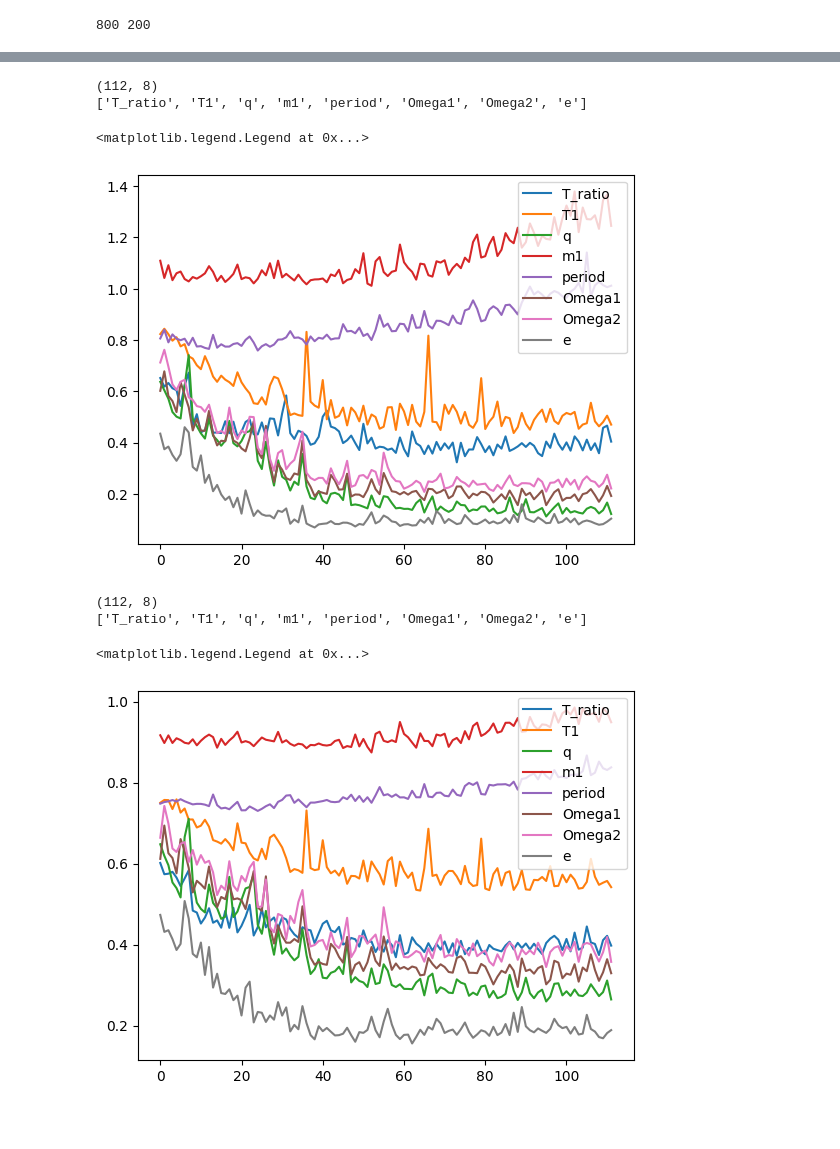
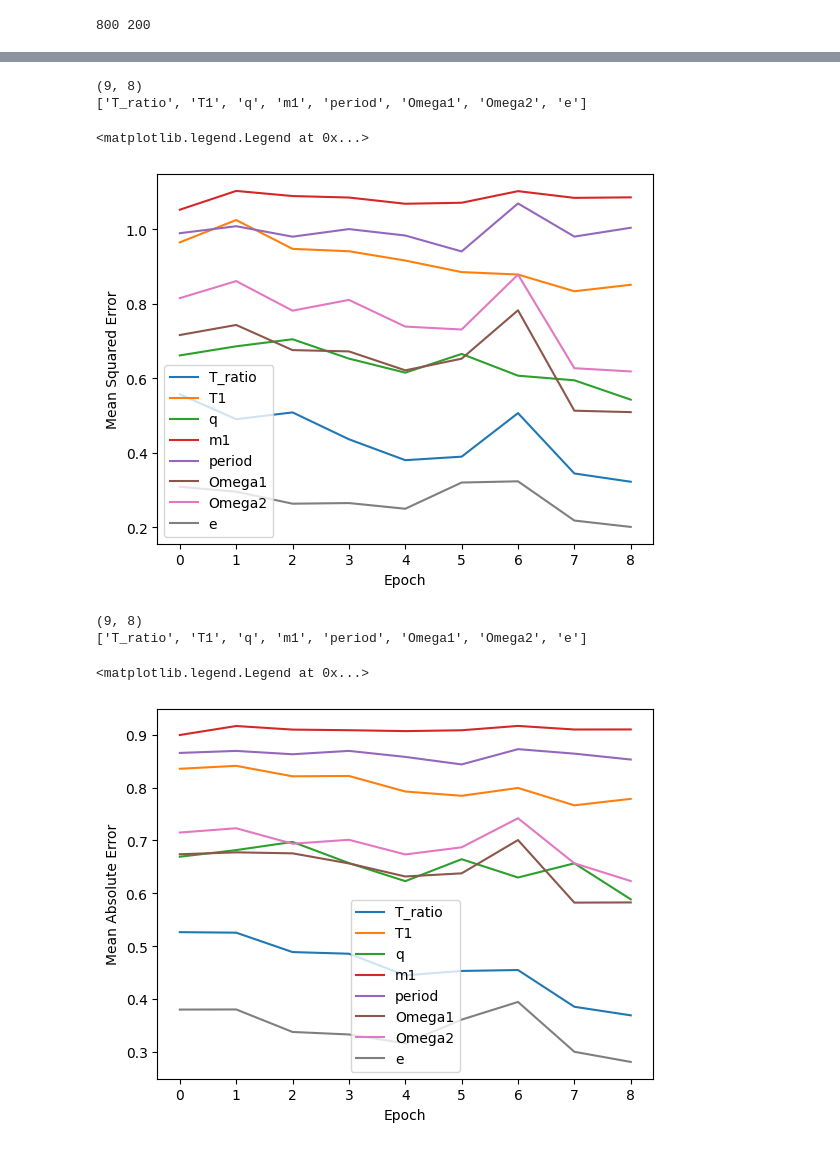
Before and after one commit to seanfoxhay-debug/eclipsing-binaries, a Jupyter notebook: Eclipsing binaries classification.ipynb, the cells around one changed output, grey strips where cells are left out. Drawn from its saved outputs; the diff is of its cells as text; code cells hidden in the pictures; blank space fills up the shorter version.

```diff
--- a/Eclipsing binaries classification.ipynb
+++ b/Eclipsing binaries classification.ipynb
@@ -18,7 +18,7 @@ from torch.utils.tensorboard import SummaryWriter
 # %%
 cwd = os.getcwd()
 
-ssh_connected = 0 # change to 1 if connected to supercomputer
+ssh_connected = 1 # change to 1 if connected to supercomputer
 
 if ssh_connected == 0:
     num_csvs = len(os.listdir("C:\\Users\\seanf\\OneDrive\\Documents\\Master's Files\\2nd Year\\Eclipsing Binaries\\Data\\ELISa lightcurve data"))
@@ -297,6 +299,7 @@ W_rgs = 1.0 # weighting of regression task against classification
 W_off = 1.0 # weighting of offset against other two losses
 
 # validation shifts are drawn ONCE, so validation numbers are comparable between epochs:
+    # validation fluxes are not rolled each epoch and batch like training
 val_shifts = np.random.randint(0, 100, (len(val_dataset)))
 
 loss, val_loss, val_accuracy = [], [], []
@@ -308,6 +311,7 @@ param_mse_array, param_mae_array = np.zeros((0,num_params)),np.zeros((0,num_para
 train_C_losses, train_R_losses, train_offset_losses = [], [], []
 val_C_losses, val_R_losses, val_offset_losses = [], [], []
 offset_errs = []
+val_C_loss = val_R_loss = val_offset_loss = 0.0
 for epoch in range(epochs):
     val_accuracy = 0
     model.train()
@@ -350,7 +354,7 @@ for epoch in range(epochs):
 # Validation
     model.eval()
     val_loss, C_correct, R_correct =0,0,0
-    abs_err = torch.zeros(len(param_names),device=device) # create empty tensor of size (8)
+    abs_err = torch.zeros(len(param_names),device=device) # create empty tensor of size (num_params)
     val_start = 0 # initialising indexing for random_roll
 
     with torch.no_grad(): # make sure the gradients changed in this step
@@ -362,7 +366,7 @@ for epoch in range(epochs):
 
 
             B = inputs.size(0) # get batch size
-            shifts = val_shifts[val_start:val_start+B]
+            shifts = val_shifts[val_start:val_start+B] # each shift applied to the fluxes should be correctly indexed
             inputs, _ = random_roll(inputs,shifts)
             val_start += B # iterate
             off_target = offset_target(shifts).to(device) # convert into cos and sin again
@@ -370,7 +374,7 @@ for epoch in range(epochs):
             cls_out, rgs_out, offset_out = model(inputs)
 
 
-            # Individual parameter squared and absolute errors. tensor of size (8) for each epoch, one for each parameter.
+            # Individual parameter squared and absolute errors. tensor of size (num_params) for each epoch, one for each parameter.
             param_mse = ((rgs_out - param_norm) ** 2).mean(dim=0)
             param_mae = torch.abs(rgs_out - param_norm).mean(dim=0)
 
@@ -378,28 +382,21 @@ for epoch in range(epochs):
             R_absolute_errors += param_mae * rgs_out.size(0) # totals up absolute errors for each parameter.
             # both above lines are then multiplied by the batch size to get the total error for each parameter across the entire validation set.
 
-            val_C_loss = (C_criterion(cls_out, cls_labels))
-            val_R_loss = R_criterion(rgs_out, param_norm)
-            val_offset_loss = offset_criterion(offset_out, off_target).item()
+            val_C_loss += (C_criterion(cls_out, cls_labels)).item() * B
+            val_R_loss += R_criterion(rgs_out, param_norm).item() * B
+            val_offset_loss += offset_criterion(offset_out, off_target).item() * B
 
-            val_loss += val_C_loss + W_rgs * val_R_loss + W_off * val_offset_loss
-
-            batch_loss = (C_criterion(cls_out, cls_labels)
-                          + W_rgs * R_criterion(rgs_out, param_norm)
-                          + W_off * offset_criterion(offset_out, off_target))/3
-            val_loss += batch_loss.item()
-
-            offset_pred = torch.atan2(offset_out[:,1], offset_out[:,0]) / (2*np.pi) * 100 # convert back into offset index
-            offset_err = ((offset_pred.cpu() - torch.as_tensor(shifts)) + 50) % 100 - 50   # circular error in bins
-
+            val_loss += (val_C_loss + W_rgs * val_R_loss + W_off * val_offset_loss)
 
             C_correct += (cls_out.argmax(dim=1) == cls_labels).sum().item()
             R_correct += torch.abs(rgs_out - param_norm).sum().item()
 
-    val_losses.append(val_loss / len(val_loader))
-    val_C_accuracies.append(C_correct / len(val_loader.dataset))
-    val_R_accuracies.append(R_correct / (len(val_loader.dataset) * rgs_out.shape[1]))
-    offset_errs.append(offset_err)
+
+    val_N = len(val_loader.dataset)
+    val_losses.append(val_loss / val_N)
+    val_C_accuracies.append(C_correct / val_N)
+    val_R_accuracies.append(R_correct / val_N * rgs_out.shape[1])
+
 
     val_C_losses.append(val_C_loss)
     val_R_losses.append(val_R_loss)
@@ -530,24 +534,27 @@ plt.figure()
 for i in range(param_mse_array.shape[1]):
     plt.plot(range(param_mse_array.shape[0]), param_mse_array[:,i],label=param_names[i])
 
+plt.xlabel("Epoch")
+plt.ylabel("Mean Squared Error")
 plt.legend()
 # %% [output]
-(112, 8)
+(9, 8)
 ['T_ratio', 'T1', 'q', 'm1', 'period', 'Omega1', 'Omega2', 'e']
 <matplotlib.legend.Legend at 0x...>
-[figure, old version]
+[figure, new version]
 # %%
 # plotting individual parameter mean absolute errors
 print(param_mae_array.shape)
 print(param_names)
 
 plt.figure()
 for i in range(param_mae_array.shape[1]):
     plt.plot(range(param_mae_array.shape[0]), param_mae_array[:,i],label=param_names[i])
-
+plt.xlabel("Epoch")
+plt.ylabel("Mean Absolute Error")
 plt.legend()
 # %% [output]
-(112, 8)
+(9, 8)
 ['T_ratio', 'T1', 'q', 'm1', 'period', 'Omega1', 'Omega2', 'e']
 <matplotlib.legend.Legend at 0x...>
-[figure, old version]
+[figure, new version]
```
Also changed, not shown: parts of 9 cells of this notebook, 1 other file.
